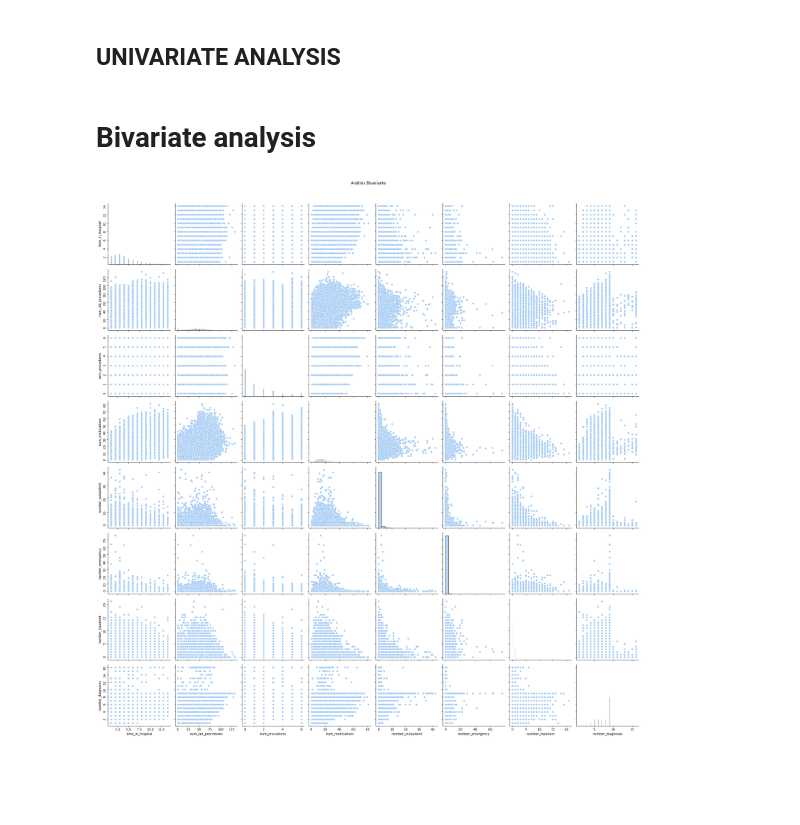
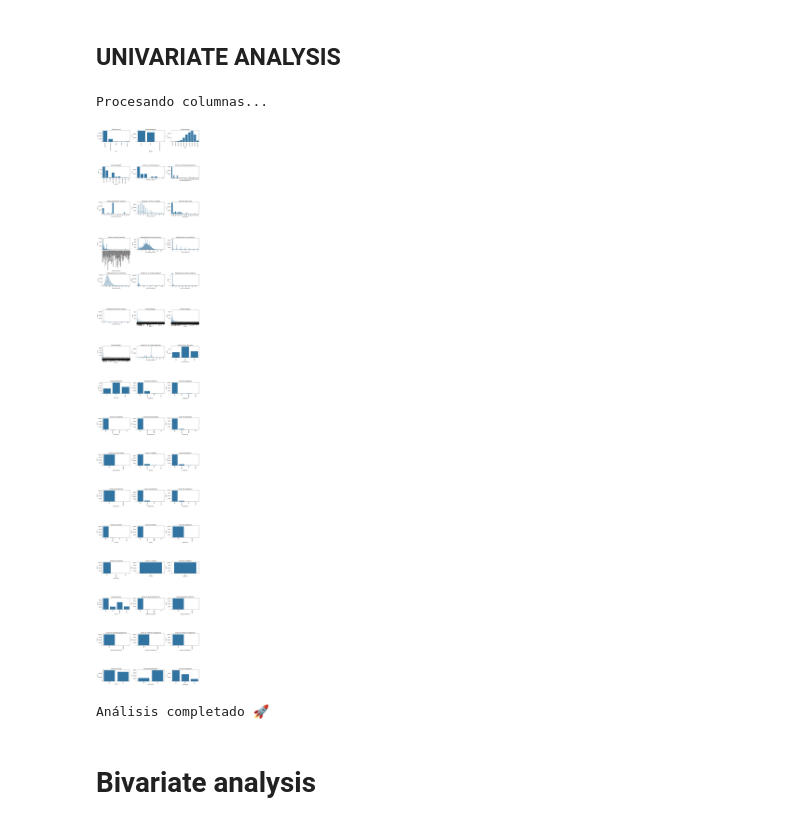
Before and after one commit to FLOOREES/IDSS-for-Diabetes-Readmission-Prediction, a Jupyter notebook: notebooks/EDA.ipynb, the cells around one changed output. Cells and saved outputs as stored; diff of their text form; code cells hidden in the pictures; blank space fills up the shorter version.

```diff
--- a/notebooks/EDA.ipynb
+++ b/notebooks/EDA.ipynb
@@ -203,3 +192,9 @@ univariate_analysis_grid(df)
+# %%
+univariate_analysis_grid(df, save_dir='../docs/EDA_PLOTS/univariate_analysis', exclude_columns=['encounter_id', 'patient_nbr'])
+# %% [output]
+Procesando columnas...
+[figure, added]
+Análisis completado 🚀
 # %% [markdown]
 # Bivariate analysis
 # %%
@@ -365,4 +399,0 @@ def analisis_target(df, target,excluir=None):
-# %%
-analisis_numerico(df)
-# %% [output]
-[figure, removed]
```
Also changed, not shown: parts of 28 cells of this notebook.
